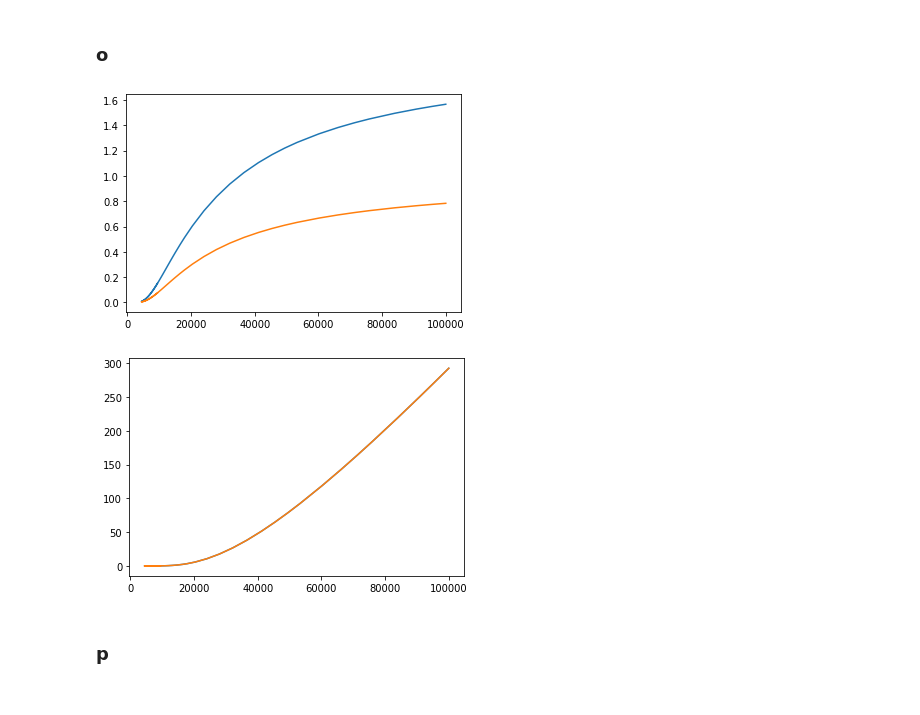
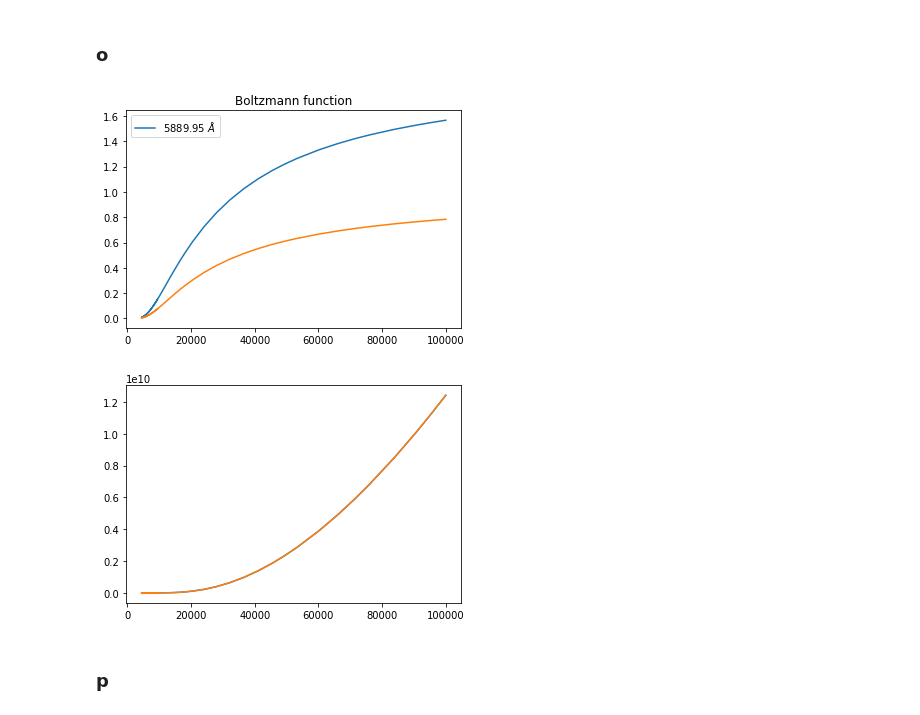
Before and after one commit to cl3425/uf-class-repo, a Jupyter notebook: radiative-processes/final-project/radiative_final.ipynb, the cells around one changed output. Drawn from its saved outputs; the diff is of its cells as text; code cells hidden in the pictures.

```diff
--- a/radiative-processes/final-project/radiative_final.ipynb
+++ b/radiative-processes/final-project/radiative_final.ipynb
@@ -462,7 +466,7 @@ The best-fit blackbody temperature for the Sun is 6331 K.
 # %%
 def saha(u_i, u_ii, n_e, T, chi):
     factor1 = 2*u_ii/(n_e*u_i)
-    factor2 = 2*np.pi*m_e*kB*T/(h**2)
+    factor2 = (2*np.pi*m_e*kB*T/(h**2))**1.5
     factor3 = np.exp(-(chi)/(kB*T))
     ratio = factor1*factor2*factor3
 
@@ -476,42 +480,45 @@ def boltzmann(E1, E2, g1, g2, T):
 
 ### constants
 h = 6.6261e-27 # cm^2 g s^-1
 kB = 1.3807e-16 # cm^2 g s^-2 K^-1
 m_e = 9.1094e-28 # grams
 c = 3e10
 
 ### variables
 ev = 1.6022e-12 # erg
 E_u1 = 2.1044*ev
 E_l1 = 0.*ev
 E_u2 = 2.1022*ev
 E_l2 = 0.*ev
 E_ion = 5.14*ev
 gu1 = 4
 gl1 = 2
 gu2 = 2
 gl2 = 2
 flu1 = 0.641
 flu2 = 0.320
 angstrom_to_cm = 1e-8
 lam1 = 5889.95*angstrom_to_cm
 lam2 = 5895.92*angstrom_to_cm
 u_na_ii = 6
 u_na_i = 1
+A_Na = 1.8e-6
 
 n_e = falc_data.iloc[67].n_e # take e- number density where we previously found to be tau==2/3, ie. where Teff is
-plt.plot(falc_data.temp, boltzmann(E_l1, E_u1, gl1, gu1, falc_data.temp))
+n_H = falc_data.iloc[67].n_H # take H number density where we previously found to be tau==2/3, ie. where Teff is
+plt.plot(falc_data.temp, boltzmann(E_l1, E_u1, gl1, gu1, falc_data.temp), label=r'5889.95 $\AA$')
 plt.plot(falc_data.temp, boltzmann(E_l2, E_u2, gl2, gu2, falc_data.temp))
-
+plt.title("Boltzmann function")
+plt.legend()
 plt.show()
 # %% [output]
-[figure, old version]
+[figure, new version]
 # %%
 plt.plot(falc_data.temp, saha(u_na_i, u_na_ii, n_e, falc_data.temp, E_ion))
 plt.plot(falc_data.temp, saha(u_na_i, u_na_ii, n_e, falc_data.temp, E_ion))
 plt.show()
 # %% [output]
-[figure, old version]
+[figure, new version]
 # %% [markdown]
 ### p
 # %%
```
Also changed, not shown: parts of 14 cells of this notebook.
